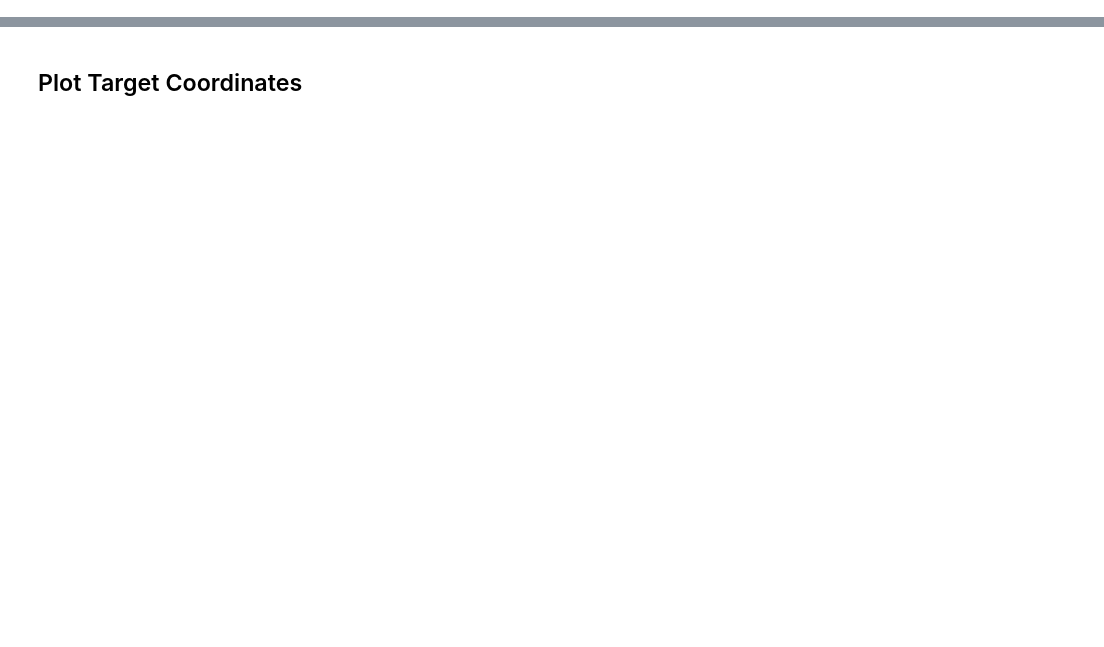
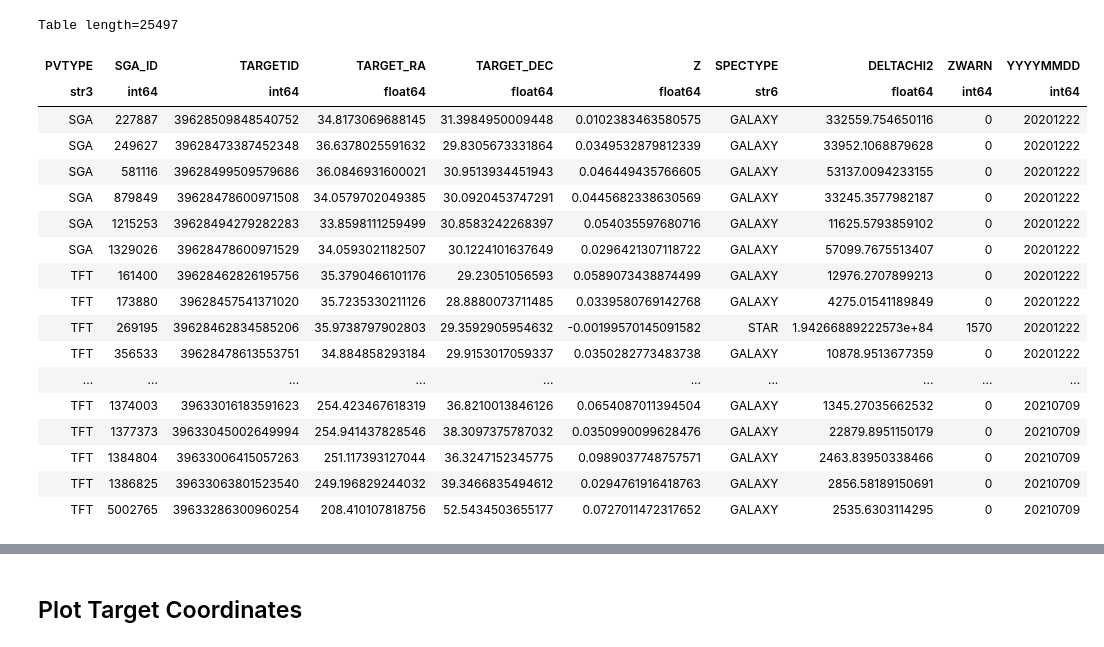
Before and after one commit to desihub/timedomain, a Jupyter notebook: db/tully_fisher.ipynb, the cells around one changed output, grey strips where cells are left out. Saved outputs shown, nothing was run; the diff lists cells and outputs as text; code cells hidden in the pictures; blank space fills up the shorter version.

```diff
--- a/db/tully_fisher.ipynb
+++ b/db/tully_fisher.ipynb
@@ -72,3 +28,66 @@ Table length=12562
+# %%
+# Change use_cached = False if we want to redo the query at some point.
+use_cached = True
+
+if os.path.exists('tf_targets.fits') and use_cached:
+    tf_targets = Table.read('tf_targets.fits')
+else:
+    try:
+        db = psycopg2.connect(host='decatdb.lbl.gov', database='desi', user='desi')
+        cursor = db.cursor()
+
+        query = """SELECT DISTINCT pr.pvtype, pr.sga_id, fd.targetid, fd.target_ra, fd.target_dec, zd.z, zd.spectype, zd.deltachi2, zd.zwarn, zd.yyyymmdd
+                    FROM fibermap_daily fd
+                    INNER JOIN
+                        zbest_daily zd ON zd.targetid = fd.targetid
+                    INNER JOIN
+                        (SELECT targetid, MAX(expid) AS max_expid
+                            FROM fibermap_daily
+                            GROUP BY targetid) groupfmap
+                            ON fd.targetid = groupfmap.targetid AND fd.expid = groupfmap.max_expid
+                    INNER JOIN
+                        (SELECT targetid, MAX(yyyymmdd) AS max_date
+                            FROM zbest_daily
+                            GROUP BY targetid) groupzd
+                            ON zd.targetid = groupzd.targetid AND zd.yyyymmdd = groupzd.max_date
+                    INNER JOIN pv.proposals pr ON (CAST(pr.ra*10000 AS INTEGER) = CAST(fd.target_ra*10000 AS INTEGER)) AND
+                                                  (CAST(pr.dec*10000 AS INTEGER) = CAST(fd.target_dec*10000 AS INTEGER))
+                    WHERE (pr.pvtype LIKE 'TFT' or pr.pvtype LIKE 'EXT' or pr.pvtype LIKE 'SGA')
+                    ORDER BY zd.yyyymmdd;"""
+
+        cursor.execute(query)
+        rows = cursor.fetchall()
+        tf_targets = Table(list(map(list, zip(*rows))),
+                           names=['PVTYPE', 'SGA_ID', 'TARGETID', 'TARGET_RA', 'TARGET_DEC', 'Z', 'SPECTYPE', 'DELTACHI2', 'ZWARN', 'YYYYMMDD'])
+        tf_targets.write('tf_targets.fits', overwrite=True)
+
+    except (Exception, psycopg2.Exception) as error:
+        print(error)
+    finally:
+        if db is not None:
+            db.close()
+
+tf_targets
+# %% [output]
+Table length=25497
+| PVTYPE | SGA_ID | TARGETID | TARGET_RA | TARGET_DEC | Z | SPECTYPE | DELTACHI2 | ZWARN | YYYYMMDD |
+| str3 | int64 | int64 | float64 | float64 | float64 | str6 | float64 | int64 | int64 |
+| SGA | 227887 | 39628509848540752 | 34.8173069688145 | 31.3984950009448 | 0.0102383463580575 | GALAXY | 332559.754650116 | 0 | 20201222 |
+| SGA | 249627 | 39628473387452348 | 36.6378025591632 | 29.8305673331864 | 0.0349532879812339 | GALAXY | 33952.1068879628 | 0 | 20201222 |
+| SGA | 581116 | 39628499509579686 | 36.0846931600021 | 30.9513934451943 | 0.046449435766605 | GALAXY | 53137.0094233155 | 0 | 20201222 |
+| SGA | 879849 | 39628478600971508 | 34.0579702049385 | 30.0920453747291 | 0.0445682338630569 | GALAXY | 33245.3577982187 | 0 | 20201222 |
+| SGA | 1215253 | 39628494279282283 | 33.8598111259499 | 30.8583242268397 | 0.054035597680716 | GALAXY | 11625.5793859102 | 0 | 20201222 |
+| SGA | 1329026 | 39628478600971529 | 34.0593021182507 | 30.1224101637649 | 0.0296421307118722 | GALAXY | 57099.7675513407 | 0 | 20201222 |
+| TFT | 161400 | 39628462826195756 | 35.3790466101176 | 29.23051056593 | 0.0589073438874499 | GALAXY | 12976.2707899213 | 0 | 20201222 |
+| TFT | 173880 | 39628457541371020 | 35.7235330211126 | 28.8880073711485 | 0.0339580769142768 | GALAXY | 4275.01541189849 | 0 | 20201222 |
+| TFT | 269195 | 39628462834585206 | 35.9738797902803 | 29.3592905954632 | -0.00199570145091582 | STAR | 1.94266889222573e+84 | 1570 | 20201222 |
+| TFT | 356533 | 39628478613553751 | 34.884858293184 | 29.9153017059337 | 0.0350282773483738 | GALAXY | 10878.9513677359 | 0 | 20201222 |
+| ... | ... | ... | ... | ... | ... | ... | ... | ... | ... |
+| TFT | 1374003 | 39633016183591623 | 254.423467618319 | 36.8210013846126 | 0.0654087011394504 | GALAXY | 1345.27035662532 | 0 | 20210709 |
+| TFT | 1377373 | 39633045002649994 | 254.941437828546 | 38.3097375787032 | 0.0350990099628476 | GALAXY | 22879.8951150179 | 0 | 20210709 |
+| TFT | 1384804 | 39633006415057263 | 251.117393127044 | 36.3247152345775 | 0.0989037748757571 | GALAXY | 2463.83950338466 | 0 | 20210709 |
+| TFT | 1386825 | 39633063801523540 | 249.196829244032 | 39.3466835494612 | 0.0294761916418763 | GALAXY | 2856.58189150691 | 0 | 20210709 |
+| TFT | 5002765 | 39633286300960254 | 208.410107818756 | 52.5434503655177 | 0.0727011472317652 | GALAXY | 2535.6303114295 | 0 | 20210709 |
 # %%
 np.unique(tf_targets['PVTYPE'], return_counts=True)
 # %% [output]
```
Also changed, not shown: parts of 10 cells of this notebook.
